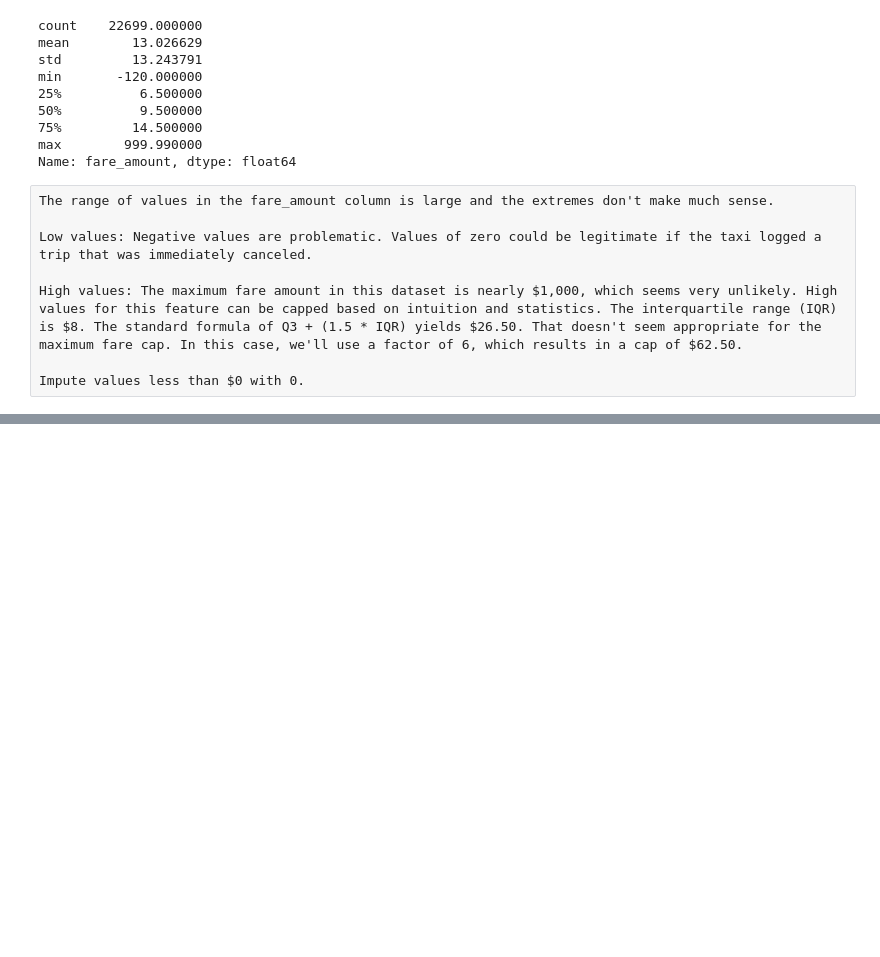
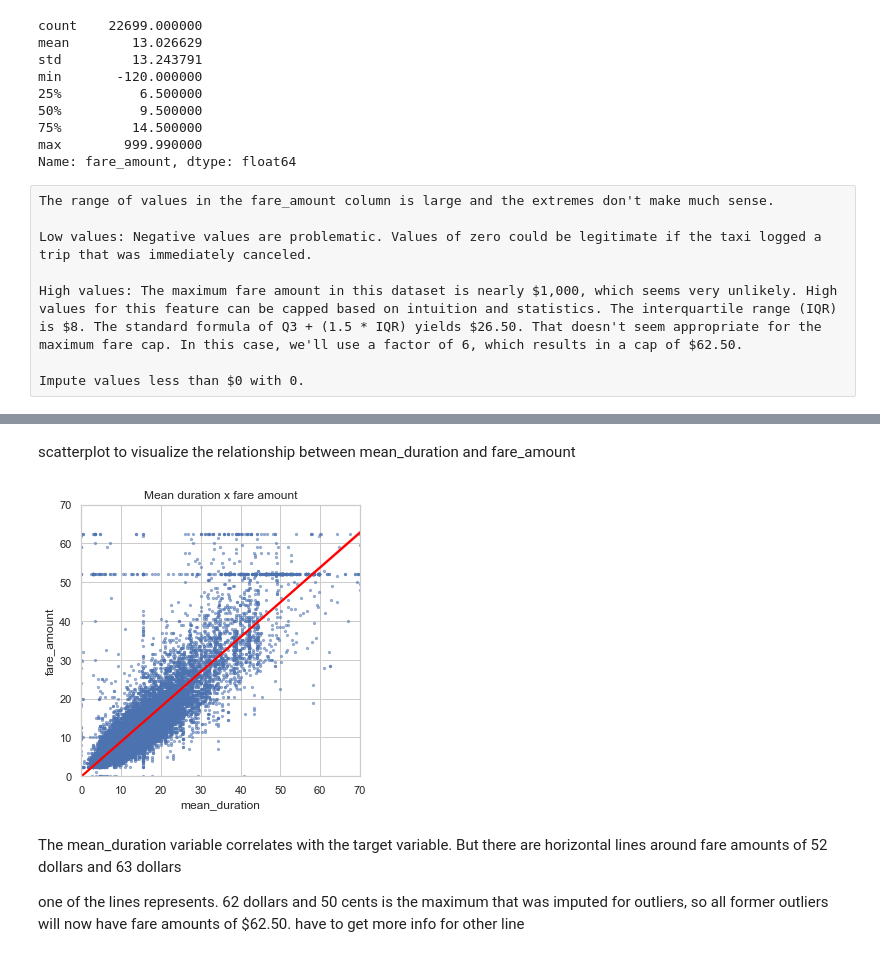
Before and after one commit to Rajnandanigithub/Regression_Analysis, a Jupyter notebook: New_york_Taxi_Fare_prediction.ipynb, the cells around one changed output, grey strips where cells are left out. Cells and saved outputs as stored; diff of their text form; code cells hidden in the pictures; blank space fills up the shorter version.

```diff
--- a/New_york_Taxi_Fare_prediction.ipynb
+++ b/New_york_Taxi_Fare_prediction.ipynb
@@ -219,0 +371,6 @@ np.float64(0.0)
+# %%
+# Create 'day' col
+df['day'] = df['tpep_pickup_datetime'].dt.day_name().str.lower()
+
+# Create 'month' col
+df['month'] = df['tpep_pickup_datetime'].dt.strftime('%b').str.lower()
@@ -219,0 +383,21 @@ np.float64(0.0)
+# %%
+# Create 'rush_hour' col
+df['rush_hour'] = df['tpep_pickup_datetime'].dt.hour
+
+# If day is Saturday or Sunday, impute 0 in `rush_hour` column
+df.loc[df['day'].isin(['saturday', 'sunday']), 'rush_hour'] = 0
+# %%
+def rush_hourizer(hour):
+    if 6 <= hour['rush_hour'] < 10:
+        val = 1
+    elif 16 <= hour['rush_hour'] < 20:
+        val = 1
+    else:
+        val = 0
+    return val
+# %%
+# Applying  the `rush_hourizer()` function to the new column
+import warnings
+warnings.filterwarnings("ignore")
+df.loc[(df.day != 'saturday') & (df.day != 'sunday'), 'rush_hour'] = df.apply(rush_hourizer, axis=1)
+df.head()
@@ -219,0 +412,22 @@ np.float64(0.0)
+# %% [markdown]
+scatterplot to visualize the relationship between mean_duration and fare_amount
+# %%
+# Create a scatter plot of duration and trip_distance, with a line of best fit
+sns.set(style='whitegrid')
+f = plt.figure()
+f.set_figwidth(5)
+f.set_figheight(5)
+sns.regplot(x=df['mean_duration'], y=df['fare_amount'],
+            scatter_kws={'alpha':0.5, 's':5},
+            line_kws={'color':'red'})
+plt.ylim(0, 70)
+plt.xlim(0, 70)
+plt.title('Mean duration x fare amount')
+plt.show()
+# %% [output]
+[figure, added]
+# %% [markdown]
+The mean_duration variable correlates with the target variable. But  there are horizontal lines around fare amounts of 52 dollars and 63 dollars
+
+one of the lines represents. 62 dollars and 50 cents is the maximum that was imputed for outliers, so all former outliers will now have fare amounts of $62.50.
+have to get more info for other line
```
Also changed, not shown: parts of 51 cells of this notebook.
